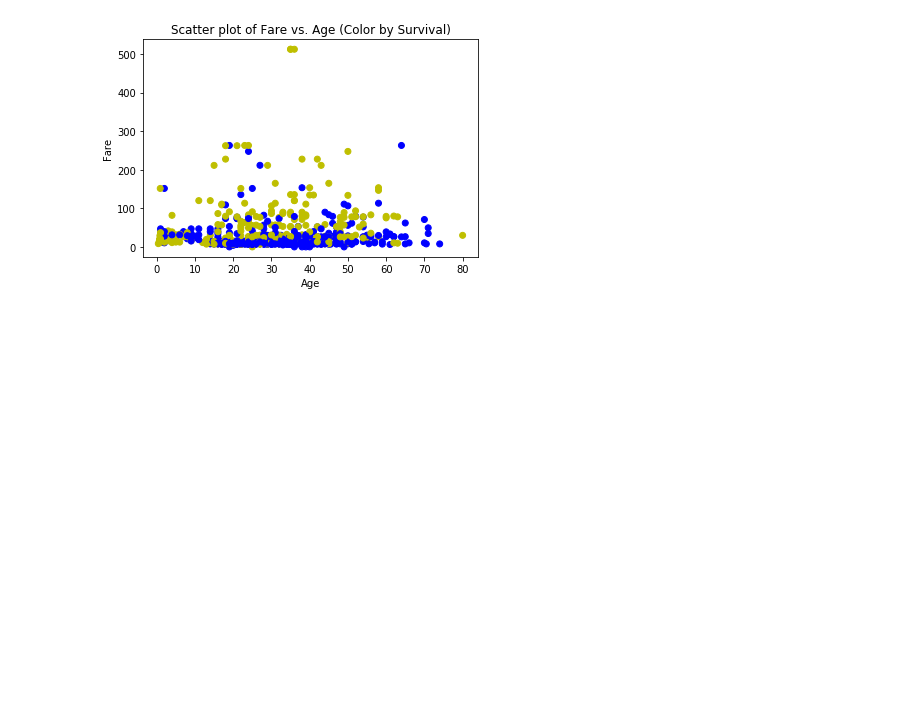
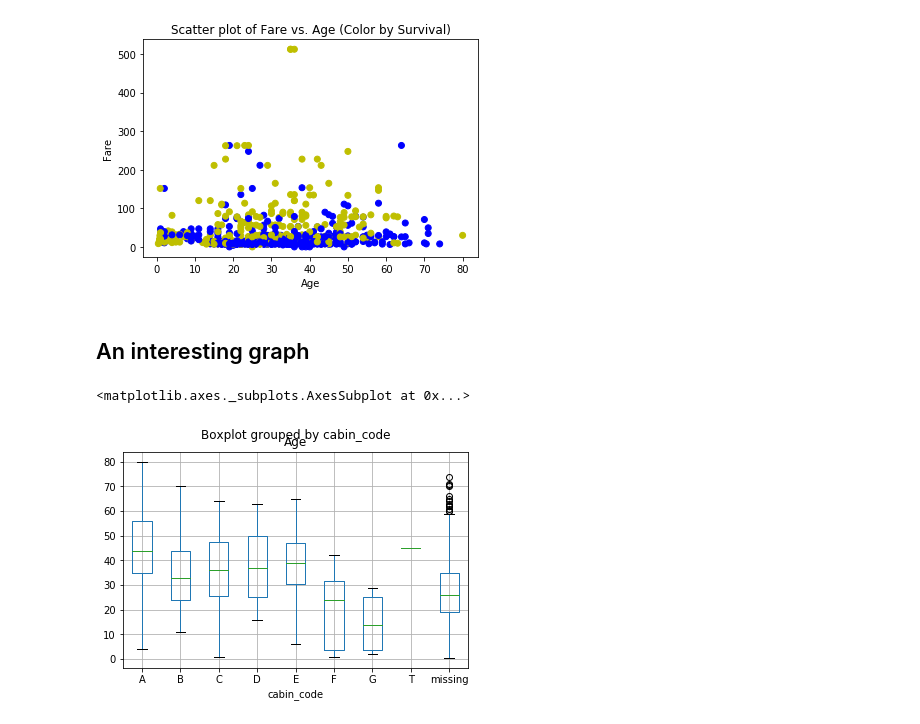
Before and after one commit to trevormcinroe/msds_422, a Jupyter notebook: week1/discussion_1.ipynb, the cells around one changed output. Cells and saved outputs as stored; diff of their text form; code cells hidden in the pictures; blank space fills up the shorter version.

Commit message:
Adding in an interesting chart

```diff
--- a/week1/discussion_1.ipynb
+++ b/week1/discussion_1.ipynb
@@ -215,3 +215,13 @@ By Survival:
                 Correlation: 0.077
                 P-value: 0.114
 [figure]
+# %% [markdown]
+## An interesting graph
+# %%
+# Let's see if the location of the cabin makes a difference in the survival rate...
+df['cabin_code'] = [x[0] if isinstance(x, str) else 'missing' for x in df['Cabin']]
+# %%
+df.boxplot(column='Age', by='cabin_code')
+# %% [output]
+<matplotlib.axes._subplots.AxesSubplot at 0x...>
+[figure, added]
```
Also changed, not shown: parts of 3 cells of this notebook, 1 other file.
